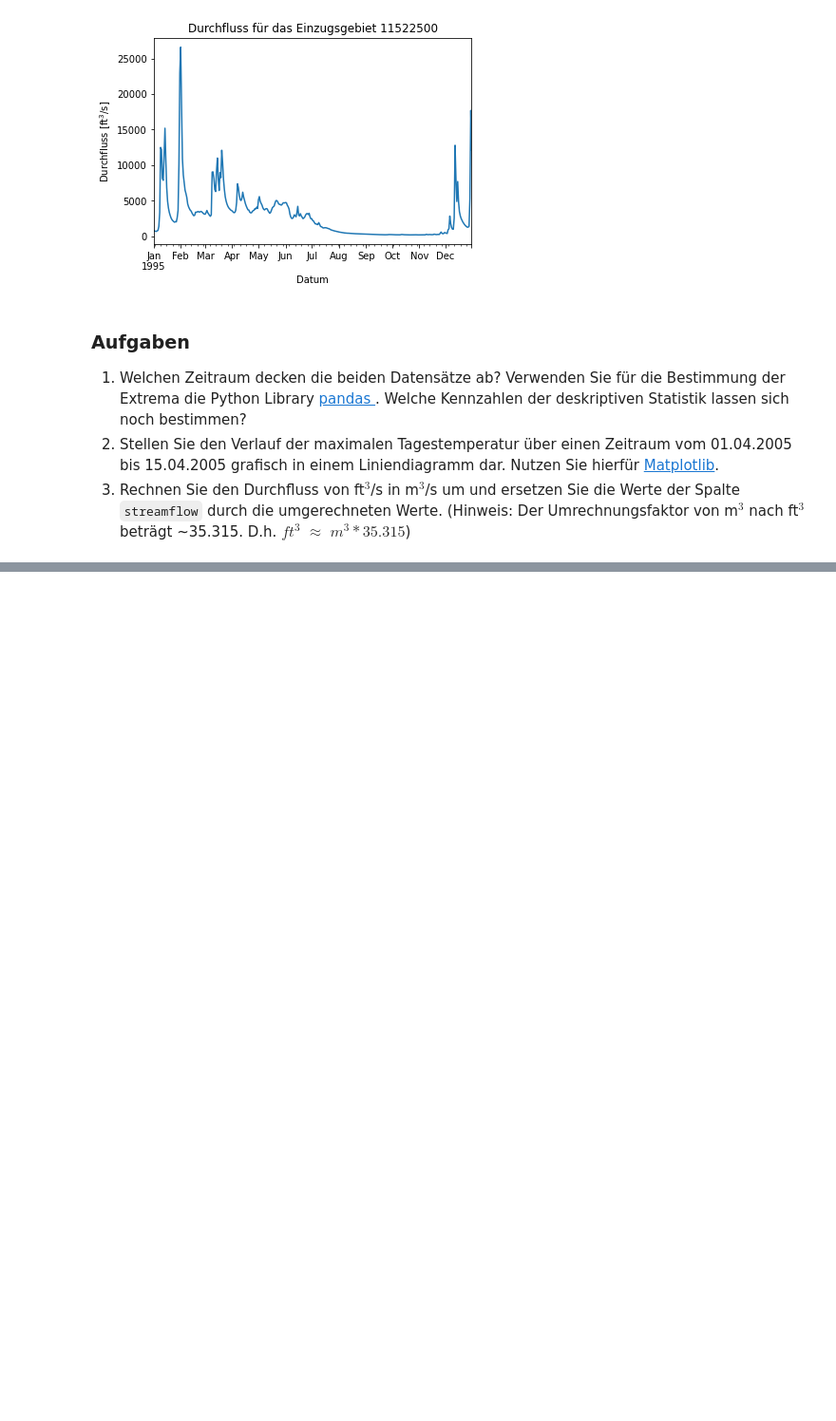
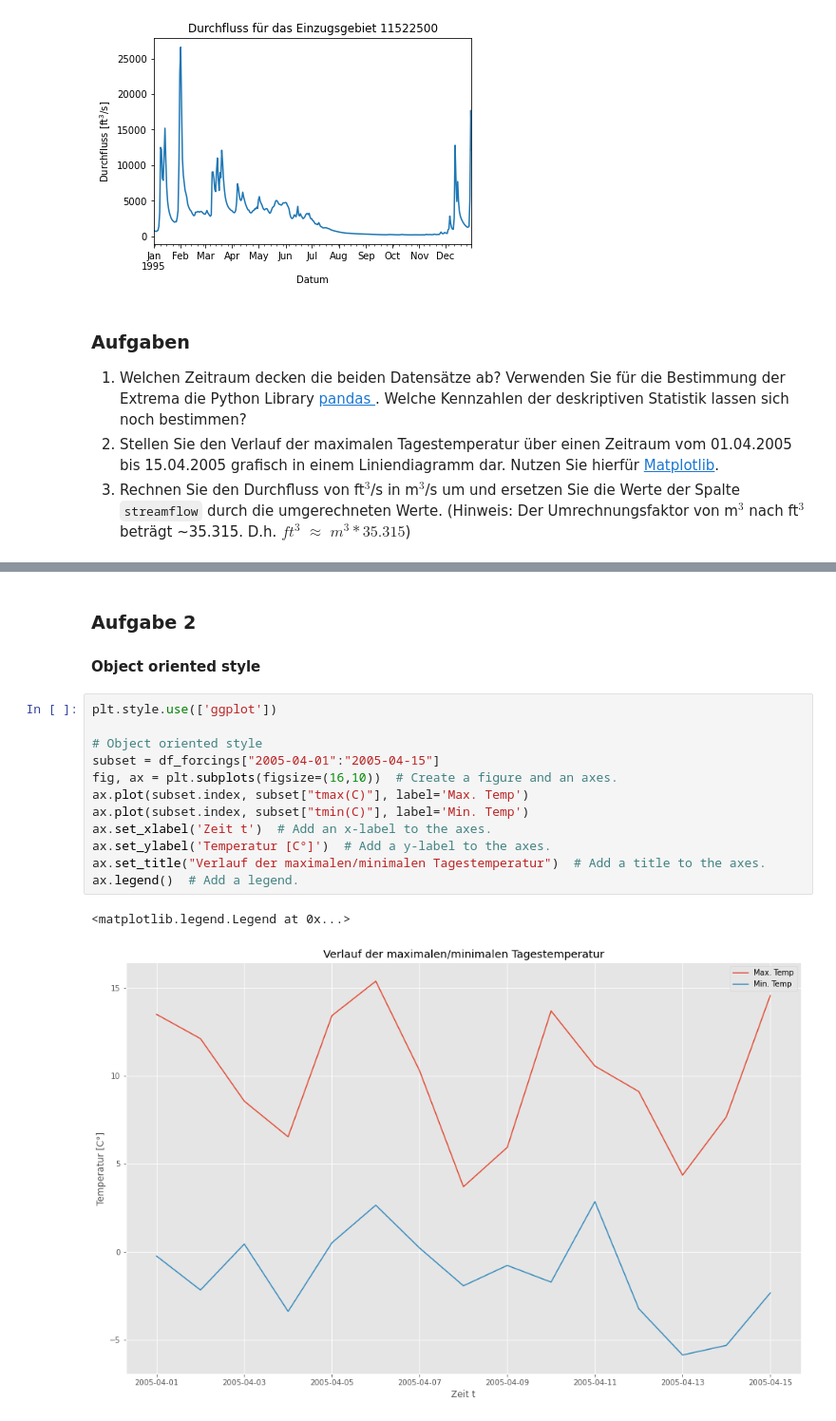
Before and after one commit to SebaDro/hydrological-analysis-tutorial, a Jupyter notebook: analysis-tutorial.ipynb, the cells around one changed output, grey strips where cells are left out. Shown: that part at 95% size. Saved outputs shown, nothing was run; the diff lists cells and outputs as text; blank space fills up the shorter version.

```diff
--- a/analysis-tutorial.ipynb
+++ b/analysis-tutorial.ipynb
@@ -84,0 +102,18 @@ df_streamflow["1995-01":"1995-12"].plot(y="streamflow", title="Durchfluss für d
+# %% [markdown]
+### Aufgabe 2
+#### Object oriented style
+# %%
+plt.style.use(['ggplot'])
+
+# Object oriented style
+subset = df_forcings["2005-04-01":"2005-04-15"]
+fig, ax = plt.subplots(figsize=(16,10))  # Create a figure and an axes.
+ax.plot(subset.index, subset["tmax(C)"], label='Max. Temp')
+ax.plot(subset.index, subset["tmin(C)"], label='Min. Temp')
+ax.set_xlabel('Zeit t')  # Add an x-label to the axes.
+ax.set_ylabel('Temperatur [C°]')  # Add a y-label to the axes.
+ax.set_title("Verlauf der maximalen/minimalen Tagestemperatur")  # Add a title to the axes.
+ax.legend()  # Add a legend.
+# %% [output]
+<matplotlib.legend.Legend at 0x...>
+[figure, added]
```
Also changed, not shown: parts of 10 cells of this notebook.
